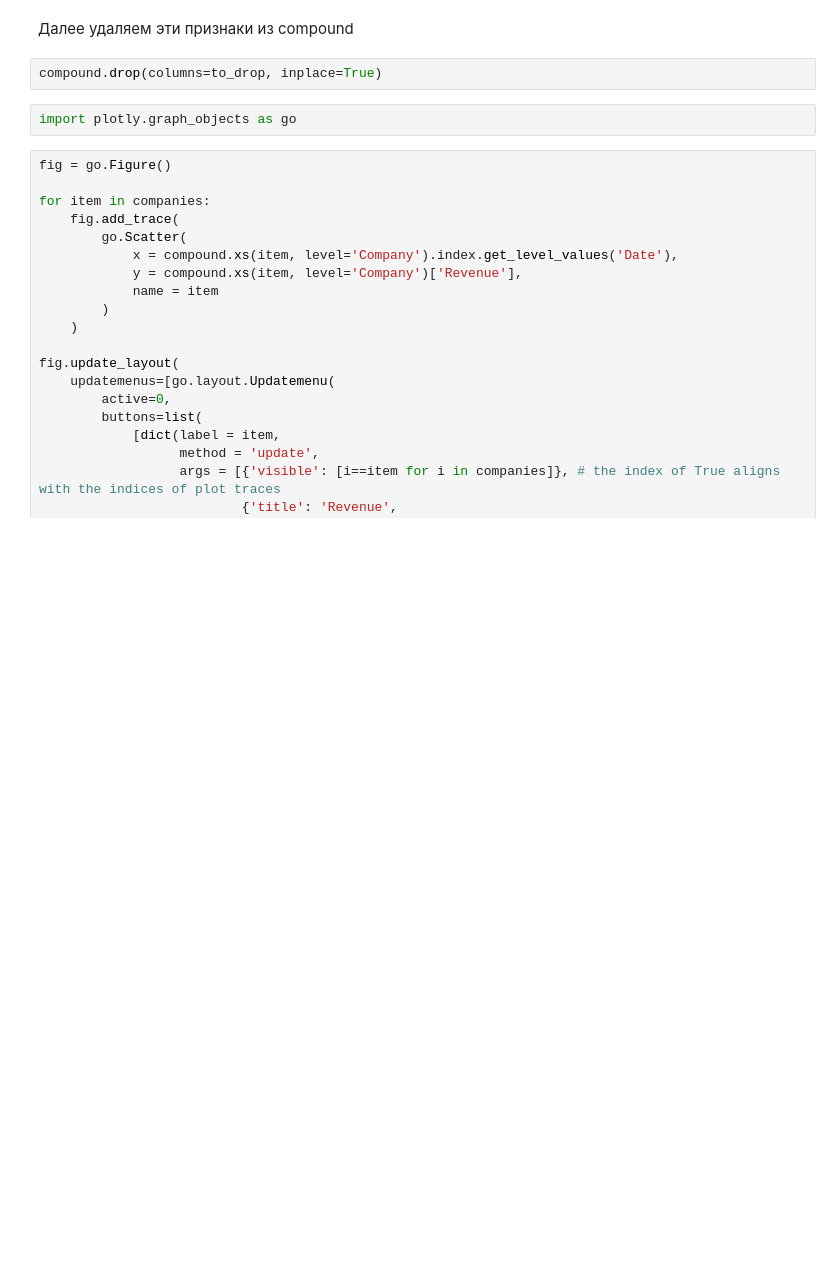
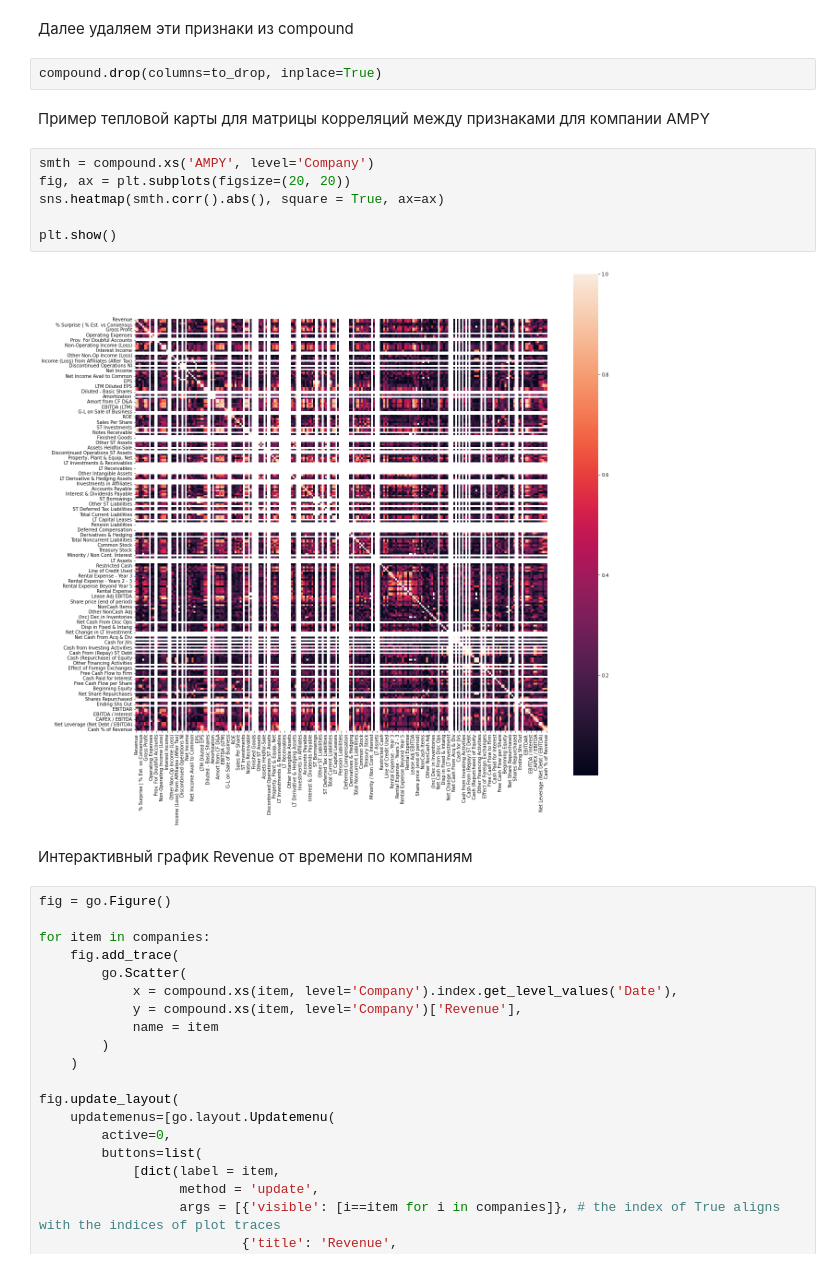
Before and after one commit to ialpatov/reporting-forecasting, a Jupyter notebook: rep-for1.ipynb, the cells around one changed output. Drawn from its saved outputs; the diff is of its cells as text; blank space fills up the shorter version.

```diff
--- a/rep-for1.ipynb
+++ b/rep-for1.ipynb
@@ -224,8 +220,18 @@ to_drop
 Далее удаляем эти признаки из compound
 # %%
 compound.drop(columns=to_drop, inplace=True)
-# %%
-import plotly.graph_objects as go
+# %% [markdown]
+Пример тепловой карты для матрицы корреляций между признаками для компании AMPY
+# %%
+smth = compound.xs('AMPY', level='Company')
+fig, ax = plt.subplots(figsize=(20, 20))
+sns.heatmap(smth.corr().abs(), square = True, ax=ax)
+
+plt.show()
+# %% [output]
+[figure, added]
+# %% [markdown]
+Интерактивный график Revenue от времени по компаниям
 # %%
 fig = go.Figure()
 
```
Also changed, not shown: parts of 15 cells of this notebook.
